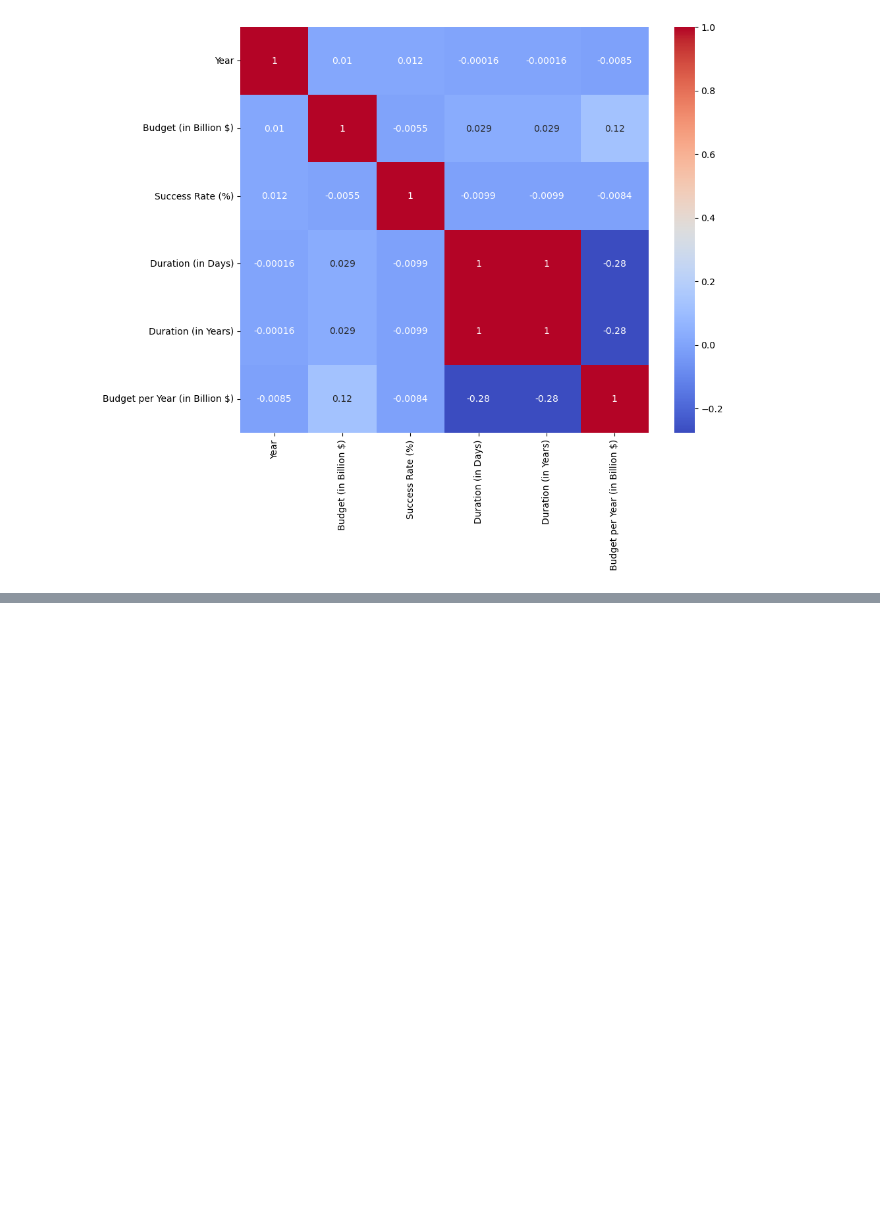
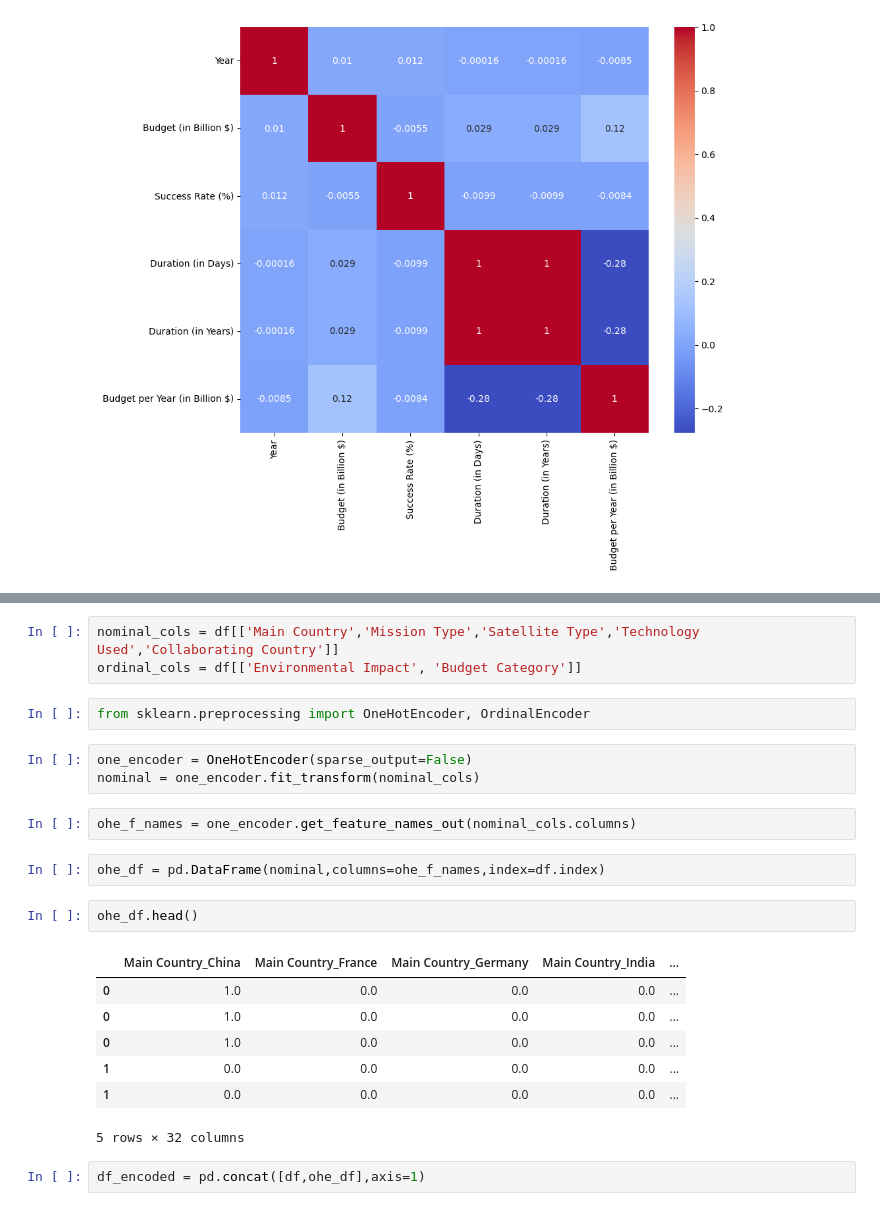
Before and after one commit to BigVictorFans/CU5PROJECTDANISH, a Jupyter notebook: notebook.ipynb, the cells around one changed output, grey strips where cells are left out. Cells and saved outputs as stored; diff of their text form; blank space fills up the shorter version.

Commit message:
preprocessing, i will be locked in today sir.

```diff
--- a/notebook.ipynb
+++ b/notebook.ipynb
@@ -234,0 +242,24 @@ plt.show()
+# %%
+nominal_cols = df[['Main Country','Mission Type','Satellite Type','Technology Used','Collaborating Country']]
+ordinal_cols = df[['Environmental Impact', 'Budget Category']]
+# %%
+from sklearn.preprocessing import OneHotEncoder, OrdinalEncoder
+# %%
+one_encoder = OneHotEncoder(sparse_output=False)
+nominal = one_encoder.fit_transform(nominal_cols)
+# %%
+ohe_f_names = one_encoder.get_feature_names_out(nominal_cols.columns)
+# %%
+ohe_df = pd.DataFrame(nominal,columns=ohe_f_names,index=df.index)
+# %%
+ohe_df.head()
+# %% [output]
+|  | Main Country_China | Main Country_France | Main Country_Germany | Main Country_India | ... |
+| 0 | 1.0 | 0.0 | 0.0 | 0.0 | ... |
+| 0 | 1.0 | 0.0 | 0.0 | 0.0 | ... |
+| 0 | 1.0 | 0.0 | 0.0 | 0.0 | ... |
+| 1 | 0.0 | 0.0 | 0.0 | 0.0 | ... |
+| 1 | 0.0 | 0.0 | 0.0 | 0.0 | ... |
+5 rows × 32 columns
+# %%
+df_encoded = pd.concat([df,ohe_df],axis=1)
```
Also changed, not shown: parts of 9 cells of this notebook.
